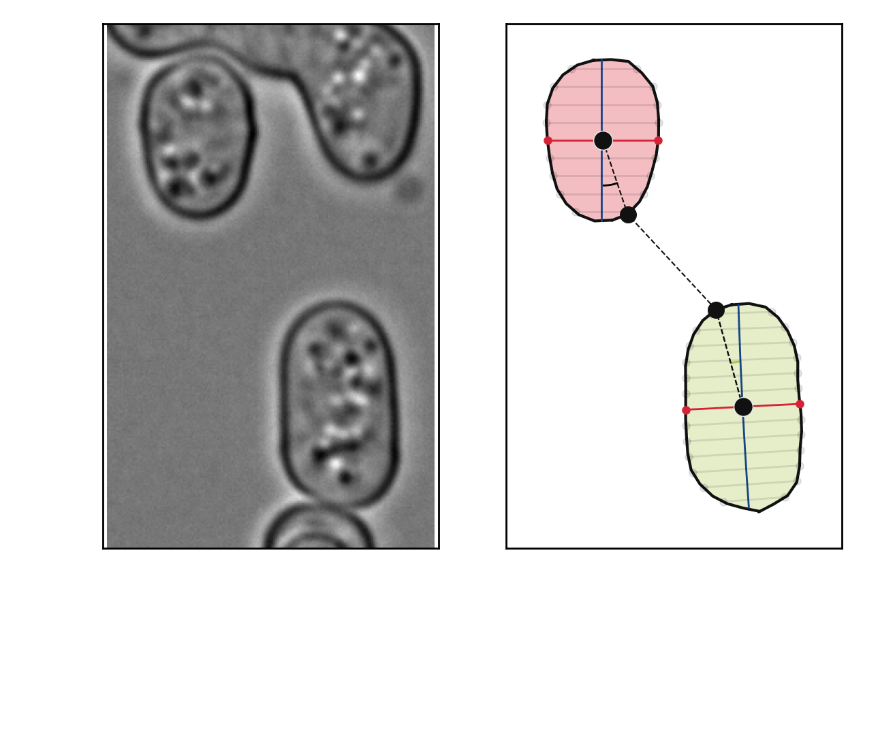
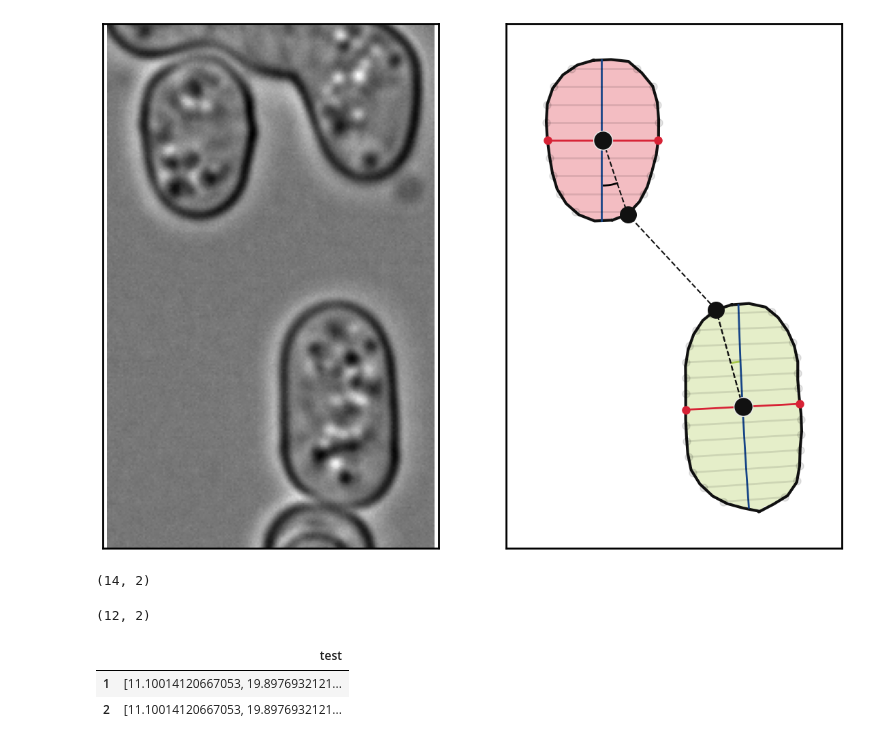
Before and after one commit to wanlanli/CellMate, a Jupyter notebook: demo/01_introduction_imagemeasure.ipynb, the cells around one changed output. Cells and saved outputs as stored; diff of their text form; code cells hidden in the pictures; blank space fills up the shorter version.

```diff
--- a/demo/01_introduction_imagemeasure.ipynb
+++ b/demo/01_introduction_imagemeasure.ipynb
@@ -210,0 +213,23 @@ plt.savefig("./between.svg")
+# %%
+image = imread("/home/wlli/Downloads/test.tif")
+measure = ImageMeasure(image, pixel_size=0.5, sampling_interval=5, equidistant=True)
+pad = 10
+# %%
+measure.skeletons[0].shape
+# %% [output]
+(14, 2)
+# %%
+measure.skeletons[1].shape
+# %% [output]
+(12, 2)
+# %%
+table = pd.DataFrame(columns=["test"])
+# %%
+table.loc[1, "test"] = measure.skeletons[0][:,0]
+table.loc[2, "test"] = measure.skeletons[0][:,0]
+# %%
+table
+# %% [output]
+|  | test |
+| 1 | [11.10014120667053, 19.8976932121... |
+| 2 | [11.10014120667053, 19.8976932121... |
```
Also changed, not shown: parts of 1 cell of this notebook, 1 other file.
